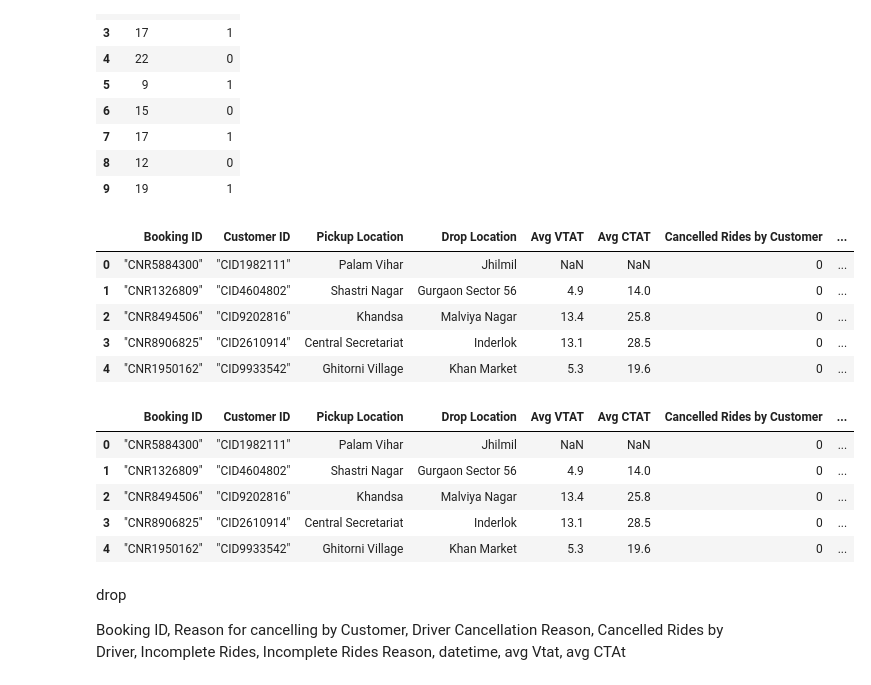
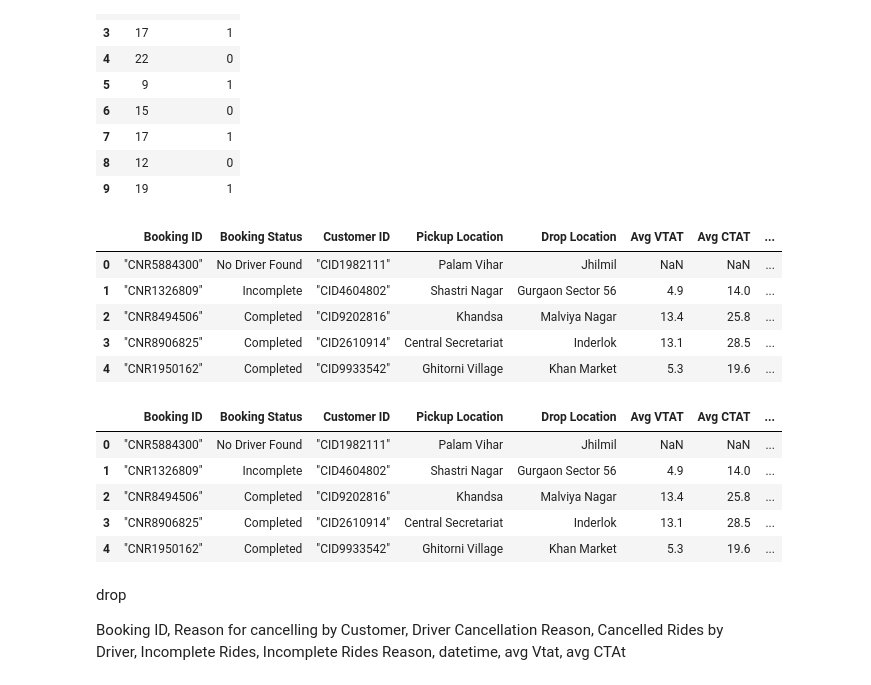
Before and after one commit to Shublytics/uber-ride-cancellation-prediction, a Jupyter notebook: Project.ipynb, the cells around one changed output. Cells and saved outputs as stored; diff of their text form; code cells hidden in the pictures.

```diff
--- a/Project.ipynb
+++ b/Project.ipynb
@@ -463,30 +467,29 @@ df[['hour','is_peak_hour']].head(10)
 | 9 | 19 | 1 |
 # %%
 df1 = df.copy()
-df1 = pd.get_dummies(df, columns=['Vehicle Type'], drop_first=True)
-df1 = pd.get_dummies(df1, columns=['Booking Status'], drop_first=True)
+df1 = pd.get_dummies(df, columns=['Vehicle Type', 'day_of_week'], drop_first=True)
 df1.head()
 
 # dummies
 # Booking Status, Payment Method
 # %% [output]
-|  | Booking ID | Customer ID | Pickup Location | Drop Location | Avg VTAT | Avg CTAT | Cancelled Rides by Customer | ... |
-| 0 | "CNR5884300" | "CID1982111" | Palam Vihar | Jhilmil | NaN | NaN | 0 | ... |
-| 1 | "CNR1326809" | "CID4604802" | Shastri Nagar | Gurgaon Sector 56 | 4.9 | 14.0 | 0 | ... |
-| 2 | "CNR8494506" | "CID9202816" | Khandsa | Malviya Nagar | 13.4 | 25.8 | 0 | ... |
-| 3 | "CNR8906825" | "CID2610914" | Central Secretariat | Inderlok | 13.1 | 28.5 | 0 | ... |
-| 4 | "CNR1950162" | "CID9933542" | Ghitorni Village | Khan Market | 5.3 | 19.6 | 0 | ... |
+|  | Booking ID | Booking Status | Customer ID | Pickup Location | Drop Location | Avg VTAT | Avg CTAT | ... |
+| 0 | "CNR5884300" | No Driver Found | "CID1982111" | Palam Vihar | Jhilmil | NaN | NaN | ... |
+| 1 | "CNR1326809" | Incomplete | "CID4604802" | Shastri Nagar | Gurgaon Sector 56 | 4.9 | 14.0 | ... |
+| 2 | "CNR8494506" | Completed | "CID9202816" | Khandsa | Malviya Nagar | 13.4 | 25.8 | ... |
+| 3 | "CNR8906825" | Completed | "CID2610914" | Central Secretariat | Inderlok | 13.1 | 28.5 | ... |
+| 4 | "CNR1950162" | Completed | "CID9933542" | Ghitorni Village | Khan Market | 5.3 | 19.6 | ... |
 # %%
 df1['Payment Method'] = df1['Payment Method'].fillna('Unknown')
 df1 = pd.get_dummies(df1, columns=['Payment Method'], drop_first=True)
 df1.head()
 # %% [output]
-|  | Booking ID | Customer ID | Pickup Location | Drop Location | Avg VTAT | Avg CTAT | Cancelled Rides by Customer | ... |
-| 0 | "CNR5884300" | "CID1982111" | Palam Vihar | Jhilmil | NaN | NaN | 0 | ... |
-| 1 | "CNR1326809" | "CID4604802" | Shastri Nagar | Gurgaon Sector 56 | 4.9 | 14.0 | 0 | ... |
-| 2 | "CNR8494506" | "CID9202816" | Khandsa | Malviya Nagar | 13.4 | 25.8 | 0 | ... |
-| 3 | "CNR8906825" | "CID2610914" | Central Secretariat | Inderlok | 13.1 | 28.5 | 0 | ... |
-| 4 | "CNR1950162" | "CID9933542" | Ghitorni Village | Khan Market | 5.3 | 19.6 | 0 | ... |
+|  | Booking ID | Booking Status | Customer ID | Pickup Location | Drop Location | Avg VTAT | Avg CTAT | ... |
+| 0 | "CNR5884300" | No Driver Found | "CID1982111" | Palam Vihar | Jhilmil | NaN | NaN | ... |
+| 1 | "CNR1326809" | Incomplete | "CID4604802" | Shastri Nagar | Gurgaon Sector 56 | 4.9 | 14.0 | ... |
+| 2 | "CNR8494506" | Completed | "CID9202816" | Khandsa | Malviya Nagar | 13.4 | 25.8 | ... |
+| 3 | "CNR8906825" | Completed | "CID2610914" | Central Secretariat | Inderlok | 13.1 | 28.5 | ... |
+| 4 | "CNR1950162" | Completed | "CID9933542" | Ghitorni Village | Khan Market | 5.3 | 19.6 | ... |
 # %% [markdown]
 
 drop
```
Also changed, not shown: parts of 22 cells of this notebook.
